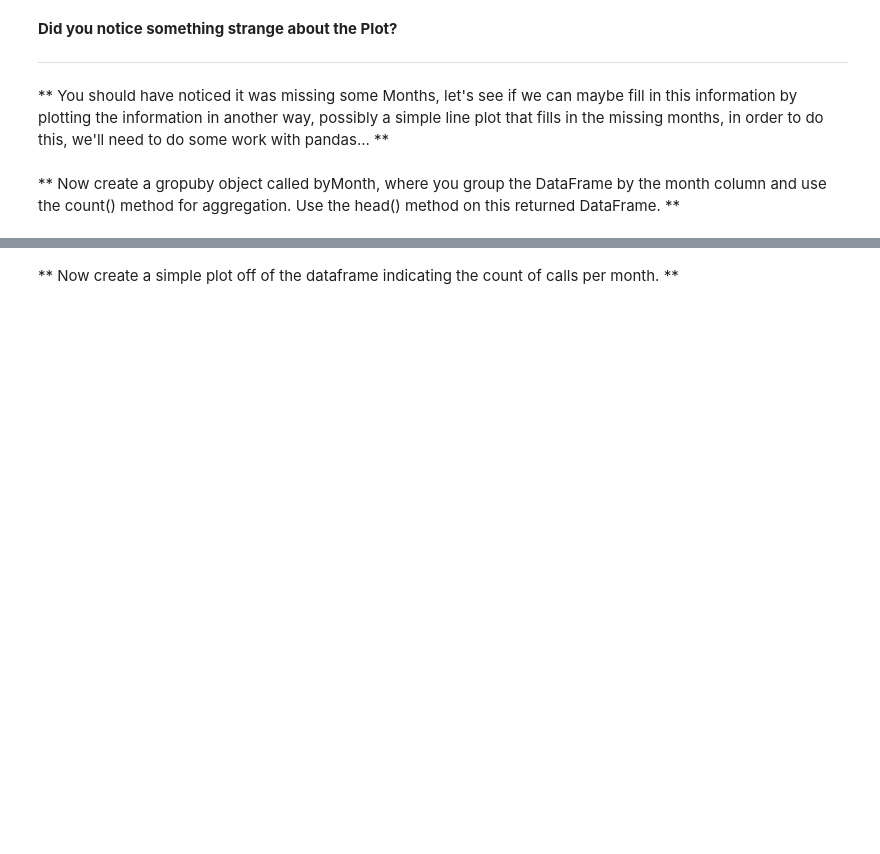
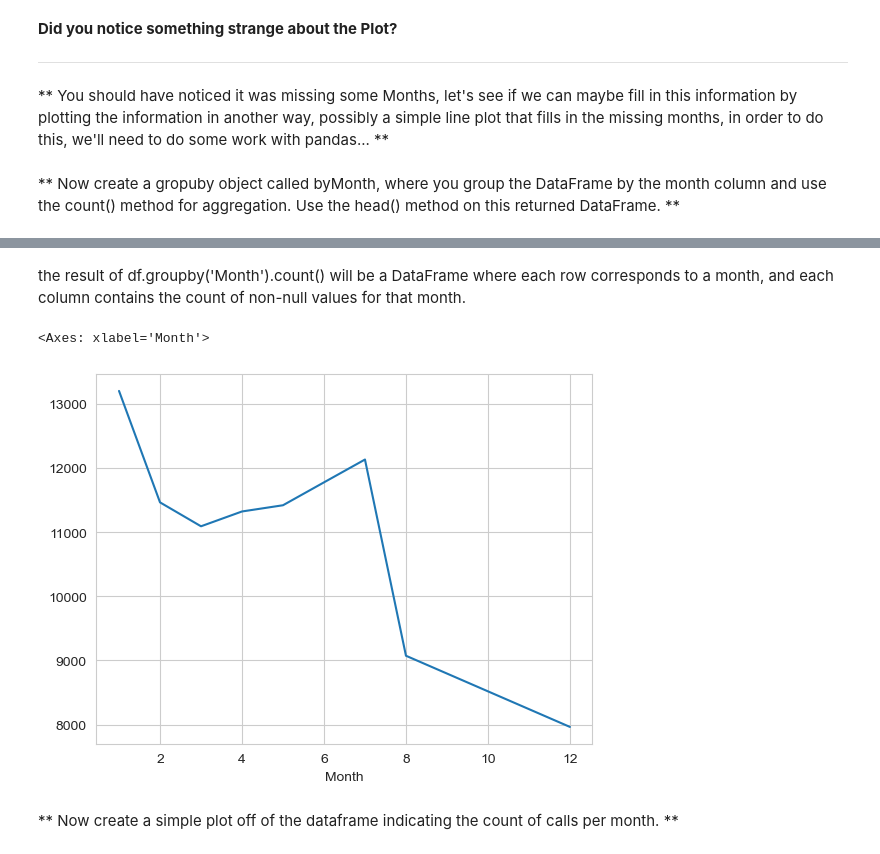
Before and after one commit to ShehanJay00/Learn---Python, a Jupyter notebook: Python for Data Science/10-Data-Capstone-Projects/01-911 Calls Data Capstone Project.ipynb, the cells around one changed output, grey strips where cells are left out. Drawn from its saved outputs; the diff is of its cells as text; code cells hidden in the pictures; blank space fills up the shorter version.

```diff
--- a/Python for Data Science/10-Data-Capstone-Projects/01-911 Calls Data Capstone Project.ipynb
+++ b/Python for Data Science/10-Data-Capstone-Projects/01-911 Calls Data Capstone Project.ipynb
@@ -175,0 +189,3 @@ _____
+# %%
+byMonth = df.groupby('Month').count()
+byMonth.head()
@@ -176,2 +200,10 @@ _____
+# %% [markdown]
+the result of df.groupby('Month').count() will be a DataFrame where each row corresponds to a month, and each column contains the count of non-null values for that month.
+# %%
+# Could be any column
+byMonth['twp'].plot()
+# %% [output]
+<Axes: xlabel='Month'>
+[figure, added]
 # %% [markdown]
 ** Now create a simple plot off of the dataframe indicating the count of calls per month. **
```
Also changed, not shown: parts of 41 cells of this notebook, 5 other files.
